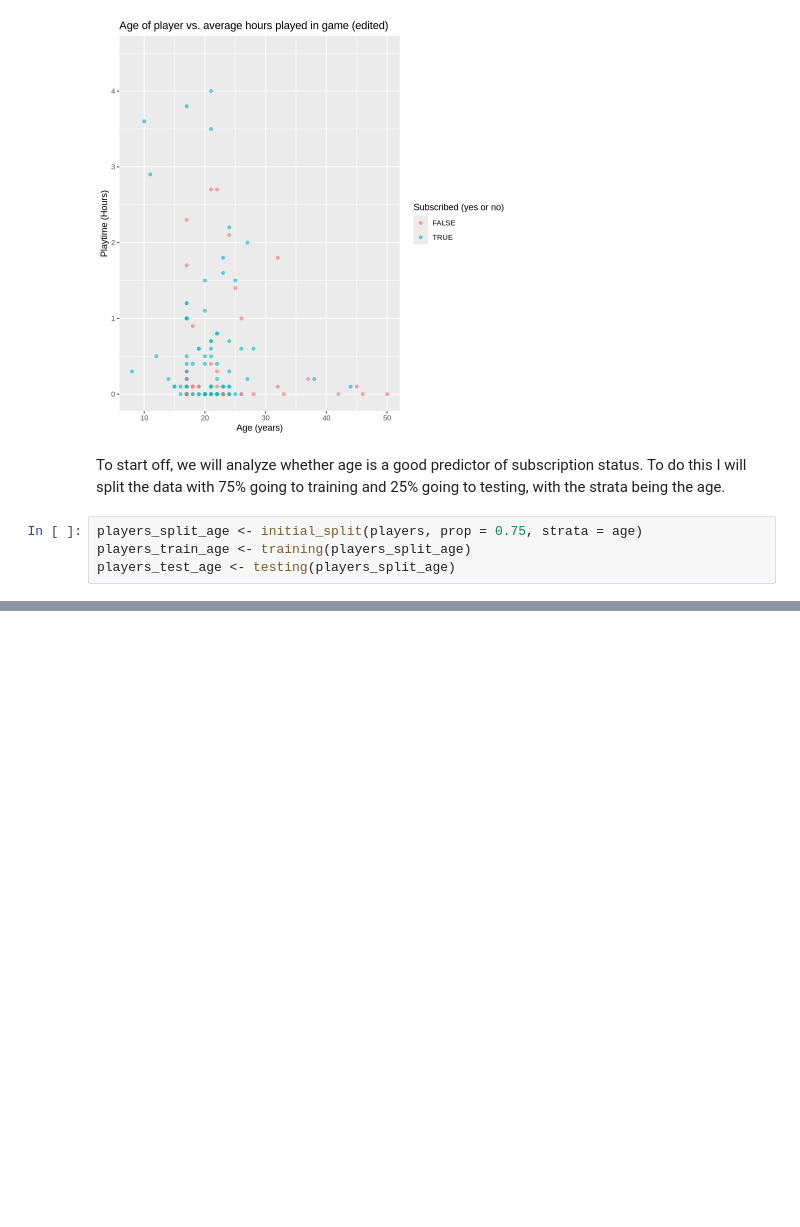
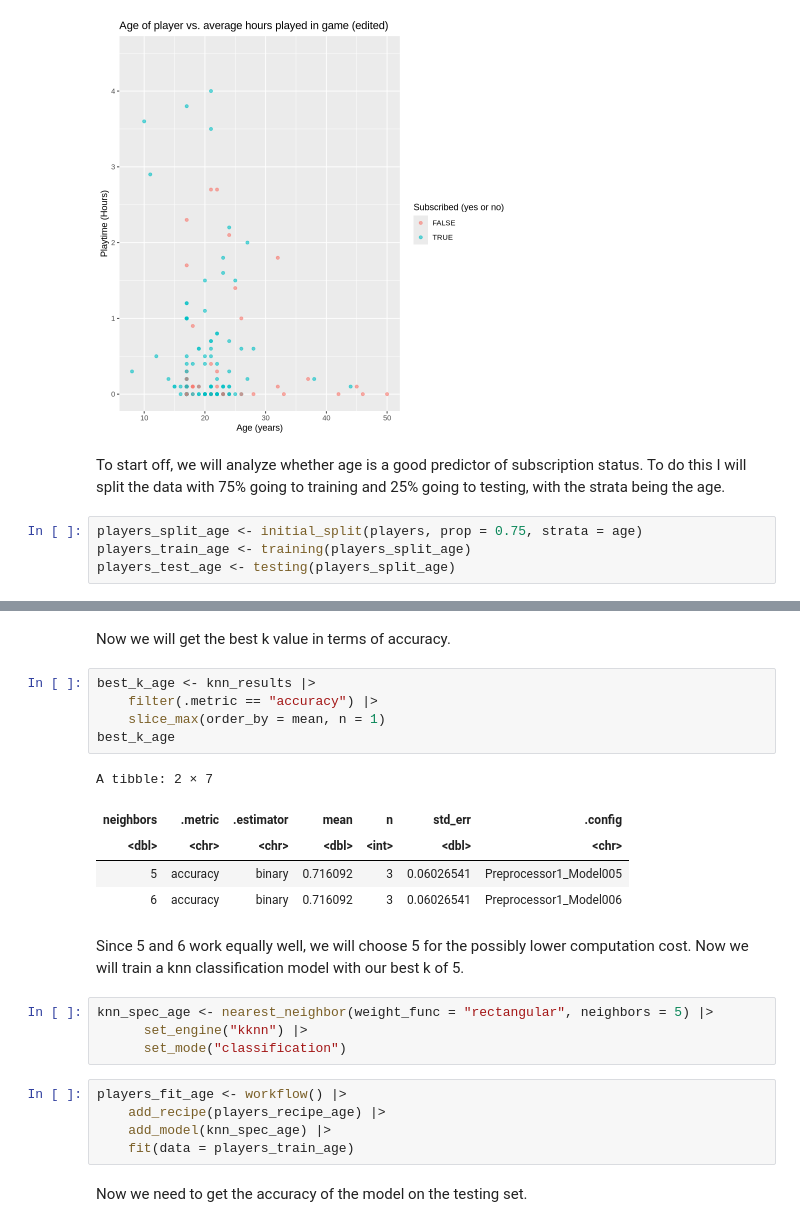
Before and after one commit to nothingbutash/dsci-100-2024w2-group-006-2, a Jupyter notebook: Project.ipynb, the cells around one changed output, grey strips where cells are left out. Cells and saved outputs as stored; diff of their text form; blank space fills up the shorter version.

```diff
--- a/Project.ipynb
+++ b/Project.ipynb
@@ -195,0 +195,26 @@ players_test_age <- testing(players_split_age)
+# %% [markdown]
+Now we will get the best k value in terms of accuracy.
+# %%
+best_k_age <- knn_results |>
+    filter(.metric == "accuracy") |>
+    slice_max(order_by = mean, n = 1)
+best_k_age
+# %% [output]
+A tibble: 2 × 7
+| neighbors | .metric | .estimator | mean | n | std_err | .config |
+| <dbl> | <chr> | <chr> | <dbl> | <int> | <dbl> | <chr> |
+| 5 | accuracy | binary | 0.716092 | 3 | 0.06026541 | Preprocessor1_Model005 |
+| 6 | accuracy | binary | 0.716092 | 3 | 0.06026541 | Preprocessor1_Model006 |
+# %% [markdown]
+Since 5 and 6 work equally well, we will choose 5 for the possibly lower computation cost. Now we will train a knn classification model with our best k of 5.
+# %%
+knn_spec_age <- nearest_neighbor(weight_func = "rectangular", neighbors = 5) |>
+      set_engine("kknn") |>
+      set_mode("classification")
+# %%
+players_fit_age <- workflow() |>
+    add_recipe(players_recipe_age) |>
+    add_model(knn_spec_age) |>
+    fit(data = players_train_age)
+# %% [markdown]
+Now we need to get the accuracy of the model on the testing set.
```
Also changed, not shown: parts of 13 cells of this notebook.
